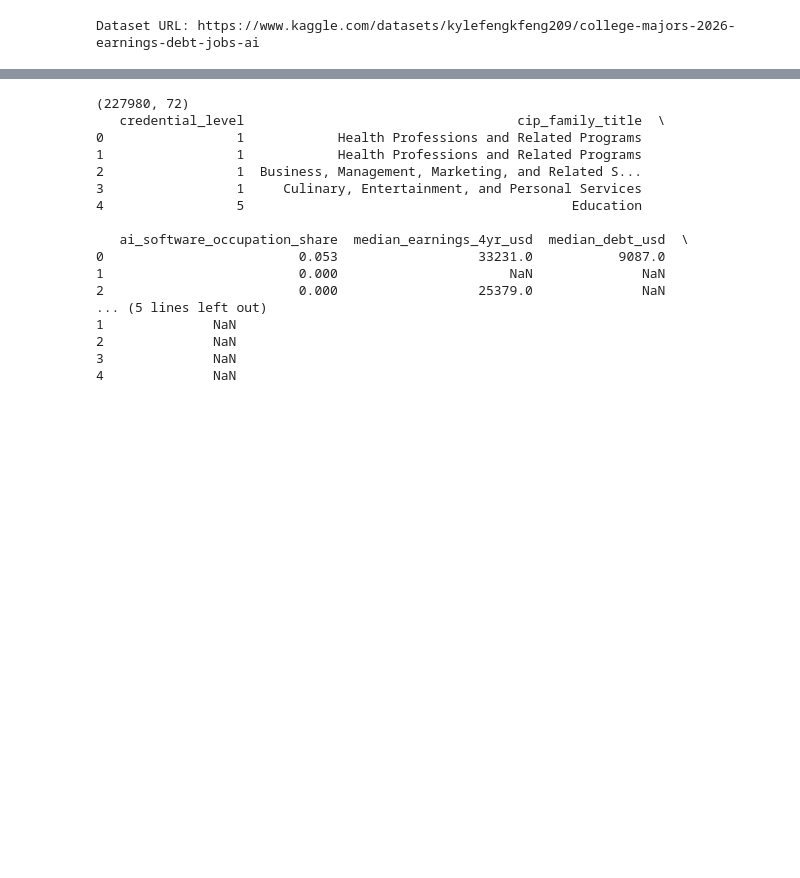
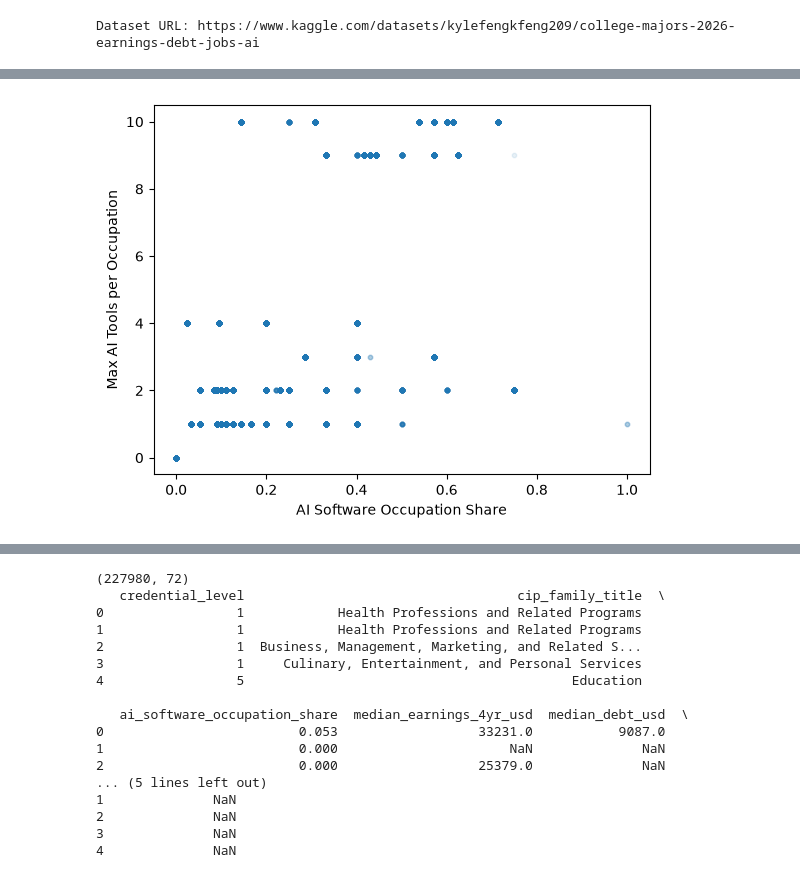
Before and after one commit to notknowEAC/project-data-sci, a Jupyter notebook: main.ipynb, the cells around one changed output, grey strips where cells are left out. Drawn from its saved outputs; the diff is of its cells as text; code cells hidden in the pictures; blank space fills up the shorter version.

```diff
--- a/main.ipynb
+++ b/main.ipynb
@@ -101,0 +265,20 @@ print("\nCount of NaN in each column:\n", df.isnull().sum())
+# %%
+drivers = ["ai_software_occupation_share", "ai_tools_max_per_occupation"]
+X = d[drivers].dropna()
+n_before = len(d)
+print(n_before, "->", len(X))
+
+from sklearn.preprocessing import StandardScaler
+from sklearn.cluster import KMeans
+from sklearn.metrics import silhouette_score
+
+Xs = StandardScaler().fit_transform(X)
+
+results = []
+for k in range(2, 9):
+    km = KMeans(n_clusters=k, n_init=10, random_state=42).fit(Xs)
+    sil = silhouette_score(Xs, km.labels_)
+    results.append((k, km.inertia_, sil))
+
+result_df = pd.DataFrame(results, columns=["k", "inertia", "silhouette"])
+print(result_df)
@@ -101,0 +295,8 @@ print("\nCount of NaN in each column:\n", df.isnull().sum())
+# %%
+import matplotlib.pyplot as plt
+plt.scatter(X["ai_software_occupation_share"], X["ai_tools_max_per_occupation"], alpha=0.1, s=10)
+plt.xlabel("AI Software Occupation Share")
+plt.ylabel("Max AI Tools per Occupation")
+plt.show()
+# %% [output]
+[figure, added]
```
Also changed, not shown: parts of 14 cells of this notebook.
